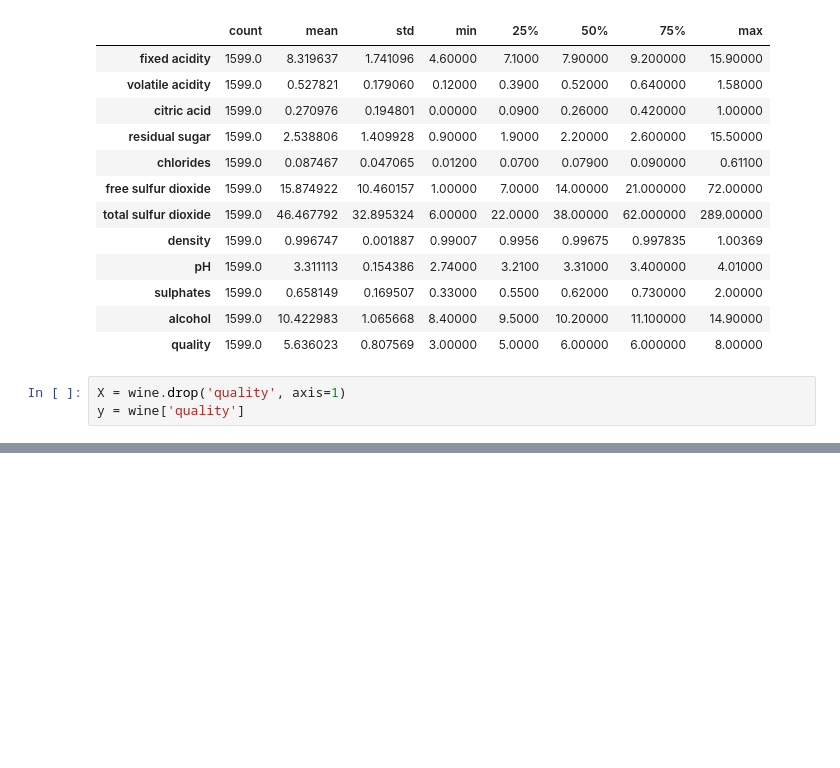
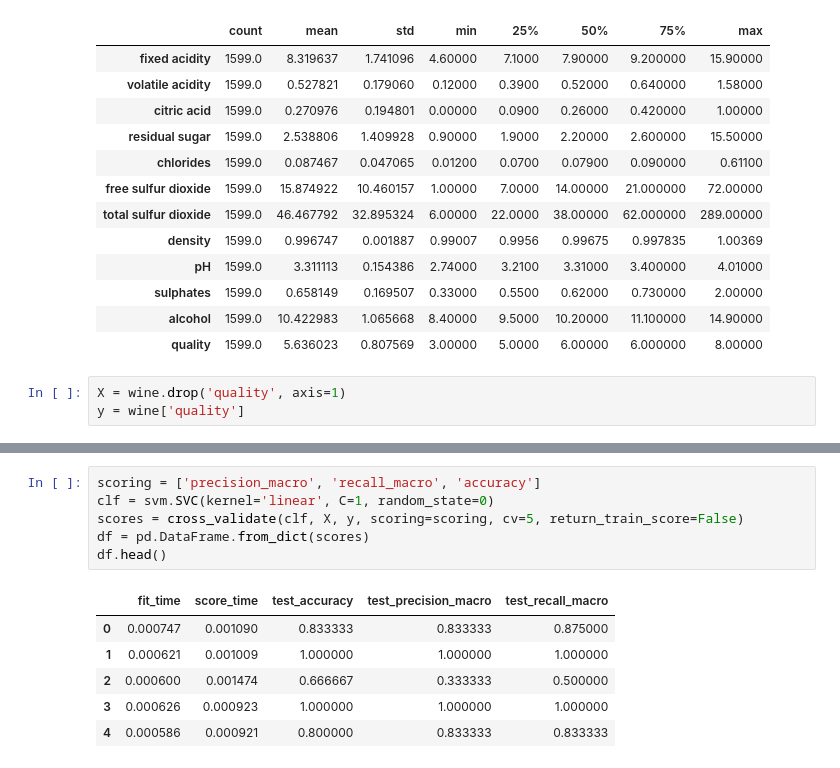
Before and after one commit to logasja/Supervised-Learning, a Jupyter notebook: SVM/Wine.ipynb, the cells around one changed output, grey strips where cells are left out. Saved outputs shown, nothing was run; the diff lists cells and outputs as text; blank space fills up the shorter version.

```diff
--- a/SVM/Wine.ipynb
+++ b/SVM/Wine.ipynb
@@ -51,0 +189,13 @@ dec.shape[1]
+# %%
+scoring = ['precision_macro', 'recall_macro', 'accuracy']
+clf = svm.SVC(kernel='linear', C=1, random_state=0)
+scores = cross_validate(clf, X, y, scoring=scoring, cv=5, return_train_score=False)
+df = pd.DataFrame.from_dict(scores)
+df.head()
+# %% [output]
+|  | fit_time | score_time | test_accuracy | test_precision_macro | test_recall_macro |
+| 0 | 0.000747 | 0.001090 | 0.833333 | 0.833333 | 0.875000 |
+| 1 | 0.000621 | 0.001009 | 1.000000 | 1.000000 | 1.000000 |
+| 2 | 0.000600 | 0.001474 | 0.666667 | 0.333333 | 0.500000 |
+| 3 | 0.000626 | 0.000923 | 1.000000 | 1.000000 | 1.000000 |
+| 4 | 0.000586 | 0.000921 | 0.800000 | 0.833333 | 0.833333 |
```
Also changed, not shown: parts of 12 cells of this notebook, 8 other files.
